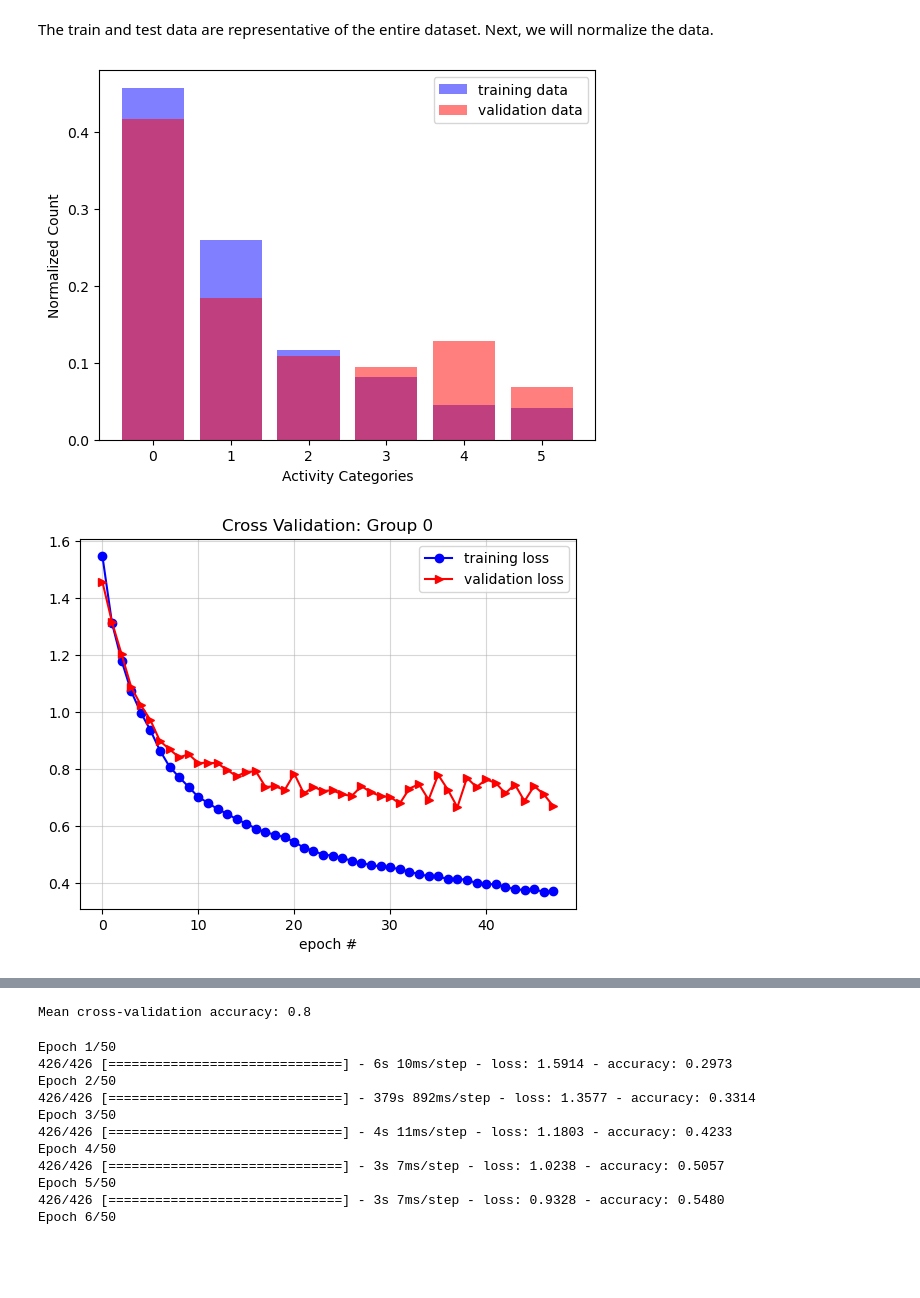
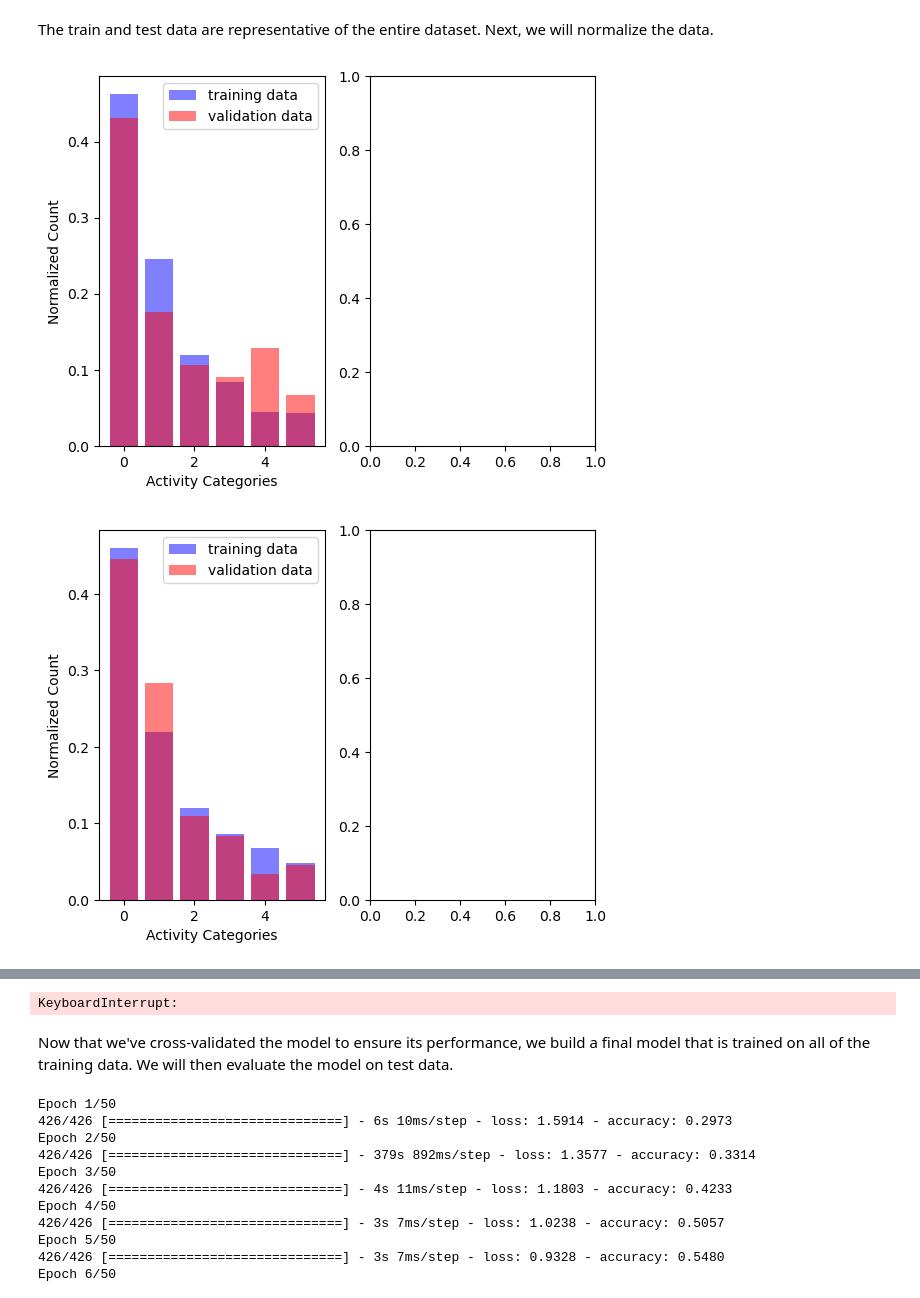
Before and after one commit to setare92-ha/activity_recognition_project, a Jupyter notebook: main.ipynb, the cells around one changed output, grey strips where cells are left out. Saved outputs shown, nothing was run; the diff lists cells and outputs as text; code cells hidden in the pictures; blank space fills up the shorter version.

Commit message:
added more text to explain the different steps; improved visualizations

```diff
--- a/main.ipynb
+++ b/main.ipynb
@@ -438,7 +424,15 @@ class ScalingAndWindowingTransformer:
         #return self
 
     def transform(self, X:np.ndarray, y:np.ndarray, user_ids:np.ndarray, time_stamps: np.ndarray) -> Tuple[np.ndarray, np.ndarray]:
-
+        """
+        Argumnets:
+            X: time series data from the accelerometers
+            y: corresponding activity labels
+            user_ids: list of user ids (based on train, validation and test)
+            time_stamps: corresponding time stamps
+        Output:
+            Tuple of two numpy arrays containing windowed data and labels
+        """
         df = pd.DataFrame(X)
         df['user_id'] = user_ids
         df['activity_label'] = y
@@ -446,7 +440,6 @@ class ScalingAndWindowingTransformer:
 
         X_windowed = []
         y_windowed = []
-        t_windowed = []
 
         for (user_id, activity_label), group in df.groupby(['user_id', 'activity_label']):
             # sort each group by timestamp
@@ -512,5 +509,12 @@ Name: time_stamp, dtype: float64
 # %%
 def create_1d_cnn_model(input_shape, kernel_size=10, drop_out=0.25, alpha=0.0001):
+    """
+    Arguments:
+        input_shape: shape of the windowed data (window_size * # of features)
+        kernel_size: size of the kernel window. chosen based on the periodicity pattern in the data (max period ~ 1 s, choose a kernel size of 10, almost half the max period)
+        drop_out: rate of dropout
+        alpha: learning rate
+    """
     model = Sequential([
         Conv1D(filters=16, kernel_size=kernel_size, activation='relu', input_shape = input_shape),
         MaxPooling1D(pool_size=2),
@@ -530,11 +534,3 @@ def create_1d_cnn_model(input_shape, kernel_size=10, drop_out=0.25, alpha=0.0001
                   loss='sparse_categorical_crossentropy',
                   metrics=['accuracy'])
     return model
-# %%
-class_weights = compute_class_weight(
-    class_weight='balanced',
-    classes=np.unique(y_train),
-    y=y_train
-)
-class_weights_dict = dict(enumerate(class_weights))
-class_weights_dict
@@ -605,4 +590,7 @@ dft_train.shape
 # %%
-print('train data class %:', dft_train['activity'].value_counts(normalize=True))
-print('test data class %:', dft_test['activity'].value_counts(normalize=True))
+fig, ax = plt.subplots()
+dft_train['activity'].value_counts(normalize=True).plot(kind='bar', ax=ax, color='blue', alpha=0.5, label='train')
+dft_test['activity'].value_counts(normalize=True).plot(kind='bar', ax=ax, color='red', alpha=0.5, label='test', rot=45)
+ax.set_xlabel('Activity Category')
+ax.set_ylabel('Normalized Ratio');
 # %% [output]
@@ -658,13 +631,12 @@ for fold, (train_idx, val_idx) in enumerate(cv.split(X, y, groups=user_ids)):
             counts[key] = counts[key]/total_sum
         return counts
 
-    fig, ax = plt.subplots(1,2)
+    fig, ax = plt.subplots(1,2, figsize=(12,6))
     ax[0].bar(y_train_class_count.keys(), normalize_counter(y_train_class_count).values(), color='blue', label='training data', alpha=0.5)
     ax[0].bar(y_val_class_count.keys(), normalize_counter(y_val_class_count).values(), color='red', label='validation data', alpha=0.5)
     ax[0].set_xlabel('Activity Categories')
     ax[0].set_ylabel('Normalized Count')
     ax[0].legend()
-    plt.show()
 
     # define the 1d-cnn model
     model = create_1d_cnn_model(input_shape=X_train_windowed.shape[1:])
@@ -684,32 +656,32 @@ for fold, (train_idx, val_idx) in enumerate(cv.split(X, y, groups=user_ids)):
     history = model.fit(
     X_train_windowed,
     y_train_windowed,
     shuffle = True,
     epochs=50,
     validation_data=(X_val_windowed, y_val_windowed),
     class_weight=class_weights_dict,
     callbacks = [early_stopping],
     verbose = 0
     )
 
     # plot loss and validation loss to get a sense of how the model is behaving
     # fig, ax = plt.subplots()
     ax[1].plot(history.history['loss'], color='blue', marker='o' ,label='training loss')
     ax[1].plot(history.history['val_loss'], color='red', marker='>' ,label='validation loss')
     ax[1].set_xlabel('epoch #')
     ax[1].legend()
     ax[1].set_title(f'Cross Validation: Group {fold}')
     ax[1].grid(alpha=0.5)
     plt.show()
 
     # get the best validation accuracy
     best_val_acc = history.history['val_accuracy'][-1]
 
     # append the best validation accuracy to scores
     scores.append(best_val_acc)
 
 # determine mean best validation accuracy
 print('Mean cross-validation accuracy:', round(np.mean(scores),2))
 # %% [output]
-[figure, old version]
+[figure, new version]
-[figure, old version]
+[figure, new version]
@@ -724,9 +688,11 @@ print('Mean cross-validation accuracy:', round(np.mean(scores),2))
-Mean cross-validation accuracy: 0.8
+KeyboardInterrupt:
 # %%
 user_ids_test = dft_test['user_id'].values
 time_stamps_test = dft_test['time_stamp'].values
 X_test = dft_test[['x','y','z']].values
 y_test = dft_test['activity_label'].values
+# %% [markdown]
+Now that we've cross-validated the model to ensure its performance, we build a final model that is trained on all of the training data. We will then evaluate the model on test data.
 # %%
 customer_transformer = ScalingAndWindowingTransformer()
     # fit on the full training data set
```
Also changed, not shown: parts of 22 cells of this notebook.
